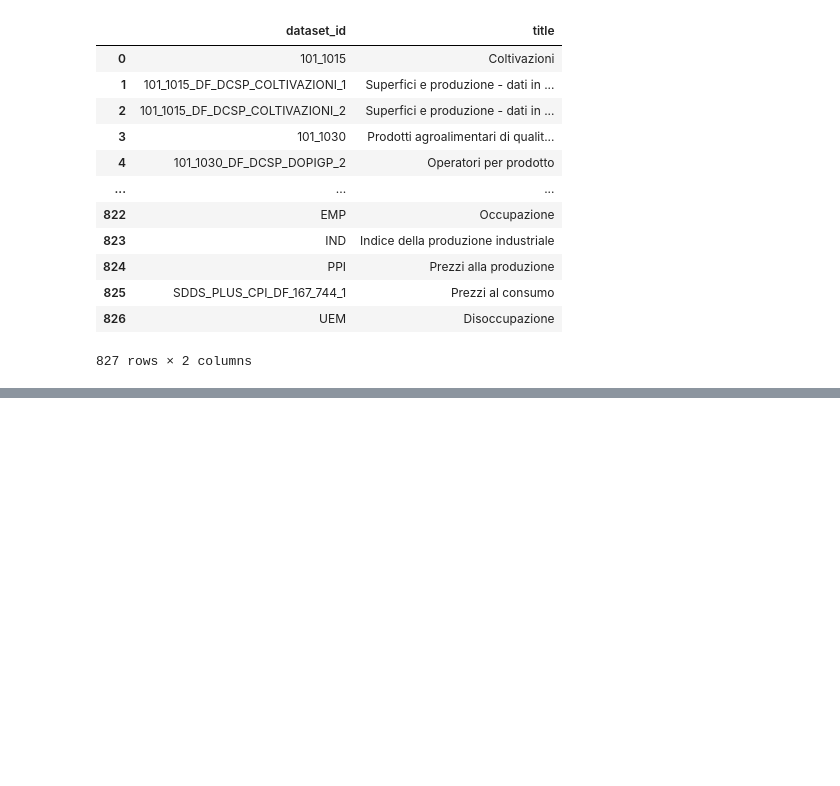
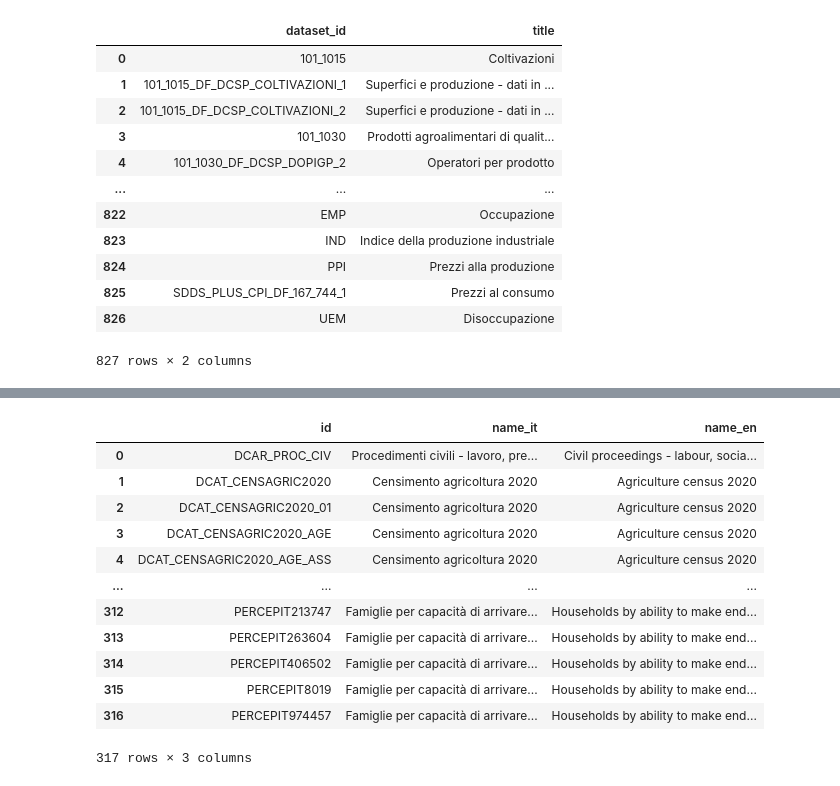
Before and after one commit to paolovolterra/test, a Jupyter notebook: Istat/codici/prova.ipynb, the cells around one changed output, grey strips where cells are left out. Saved outputs shown, nothing was run; the diff lists cells and outputs as text; code cells hidden in the pictures; blank space fills up the shorter version.

```diff
--- a/Istat/codici/prova.ipynb
+++ b/Istat/codici/prova.ipynb
@@ -105,0 +109,24 @@ df_dsd
+# %%
+# (Facoltativo) Filtro per strutture che riguardano temi economici/sociali
+parole_chiave = "occup|impres|pil|valore aggiunto|reddito|famigl|consum|spesa|produzion|agric|forest|lavor|salari|popolaz|coesi|svilupp|ambiente"
+df_filtrato = df_structures[
+    df_structures['name_it'].str.lower().str.contains(parole_chiave, na=False) |
+    df_structures['name_en'].str.lower().str.contains(parole_chiave, na=False)
+].reset_index(drop=True)
+
+# Stampa le strutture filtrate
+(df_filtrato[['id', 'name_it', 'name_en']])
+# %% [output]
+|  | id | name_it | name_en |
+| 0 | DCAR_PROC_CIV | Procedimenti civili - lavoro, pre... | Civil proceedings - labour, socia... |
+| 1 | DCAT_CENSAGRIC2020 | Censimento agricoltura 2020 | Agriculture census 2020 |
+| 2 | DCAT_CENSAGRIC2020_01 | Censimento agricoltura 2020 | Agriculture census 2020 |
+| 3 | DCAT_CENSAGRIC2020_AGE | Censimento agricoltura 2020 | Agriculture census 2020 |
+| 4 | DCAT_CENSAGRIC2020_AGE_ASS | Censimento agricoltura 2020 | Agriculture census 2020 |
+| ... | ... | ... | ... |
+| 312 | PERCEPIT213747 | Famiglie per capacità di arrivare... | Households by ability to make end... |
+| 313 | PERCEPIT263604 | Famiglie per capacità di arrivare... | Households by ability to make end... |
+| 314 | PERCEPIT406502 | Famiglie per capacità di arrivare... | Households by ability to make end... |
+| 315 | PERCEPIT8019 | Famiglie per capacità di arrivare... | Households by ability to make end... |
+| 316 | PERCEPIT974457 | Famiglie per capacità di arrivare... | Households by ability to make end... |
+317 rows × 3 columns
```
Also changed, not shown: parts of 8 cells of this notebook, 3 other files.
